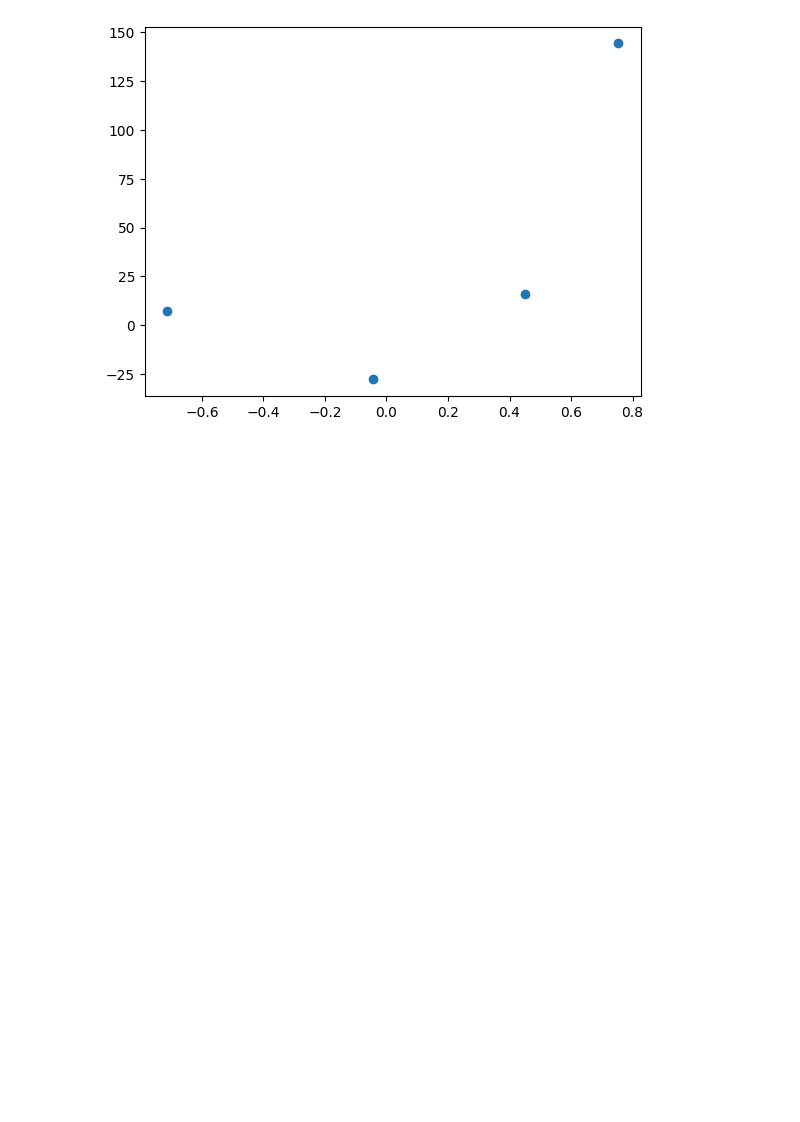
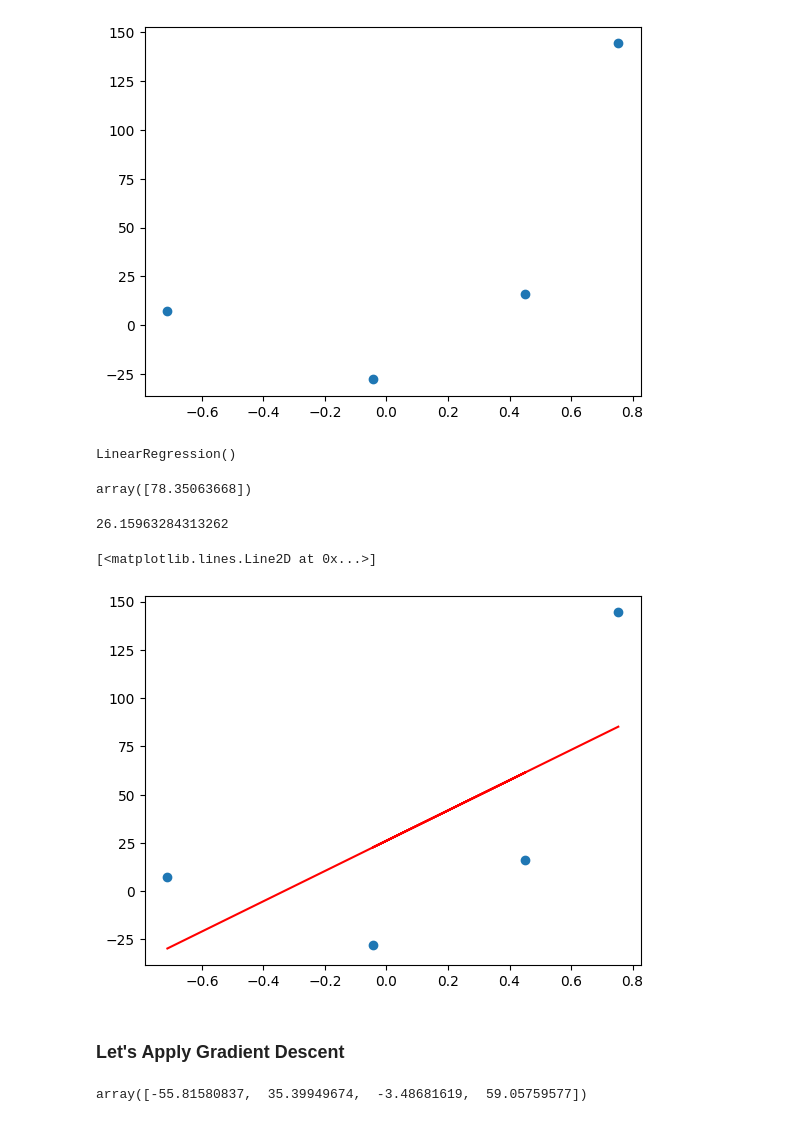
Before and after one commit to SagarChhabriya/data-science, a Jupyter notebook: Supervised-Learning/04-gradient-descent/gd.ipynb, the cells around one changed output. Cells and saved outputs as stored; diff of their text form; code cells hidden in the pictures; blank space fills up the shorter version.

```diff
--- a/Supervised-Learning/04-gradient-descent/gd.ipynb
+++ b/Supervised-Learning/04-gradient-descent/gd.ipynb
@@ -9,3 +9,29 @@ plt.scatter(X,y)
 # %% [output]
 <matplotlib.collections.PathCollection at 0x...>
 [figure]
+# %%
+# Let's apply OLS (Ordinary Least Squares)
+from sklearn.linear_model import LinearRegression
+
+reg = LinearRegression()
+
+reg.fit(X,y)
+# %% [output]
+LinearRegression()
+# %%
+reg.coef_
+# %% [output]
+array([78.35063668])
+# %%
+reg.intercept_
+# %% [output]
+26.15963284313262
+# %%
+plt.scatter(X,y)
+
+plt.plot(X, reg.predict(X), color="red")
+# %% [output]
+[<matplotlib.lines.Line2D at 0x...>]
+[figure, added]
+# %% [markdown]
+### Let's Apply Gradient Descent
@@ -11,0 +44,4 @@ plt.scatter(X,y)
+# %%
+y_pred
+# %% [output]
+array([-55.81580837,  35.39949674,  -3.48681619,  59.05759577])
```
Also changed, not shown: parts of 22 cells of this notebook.
